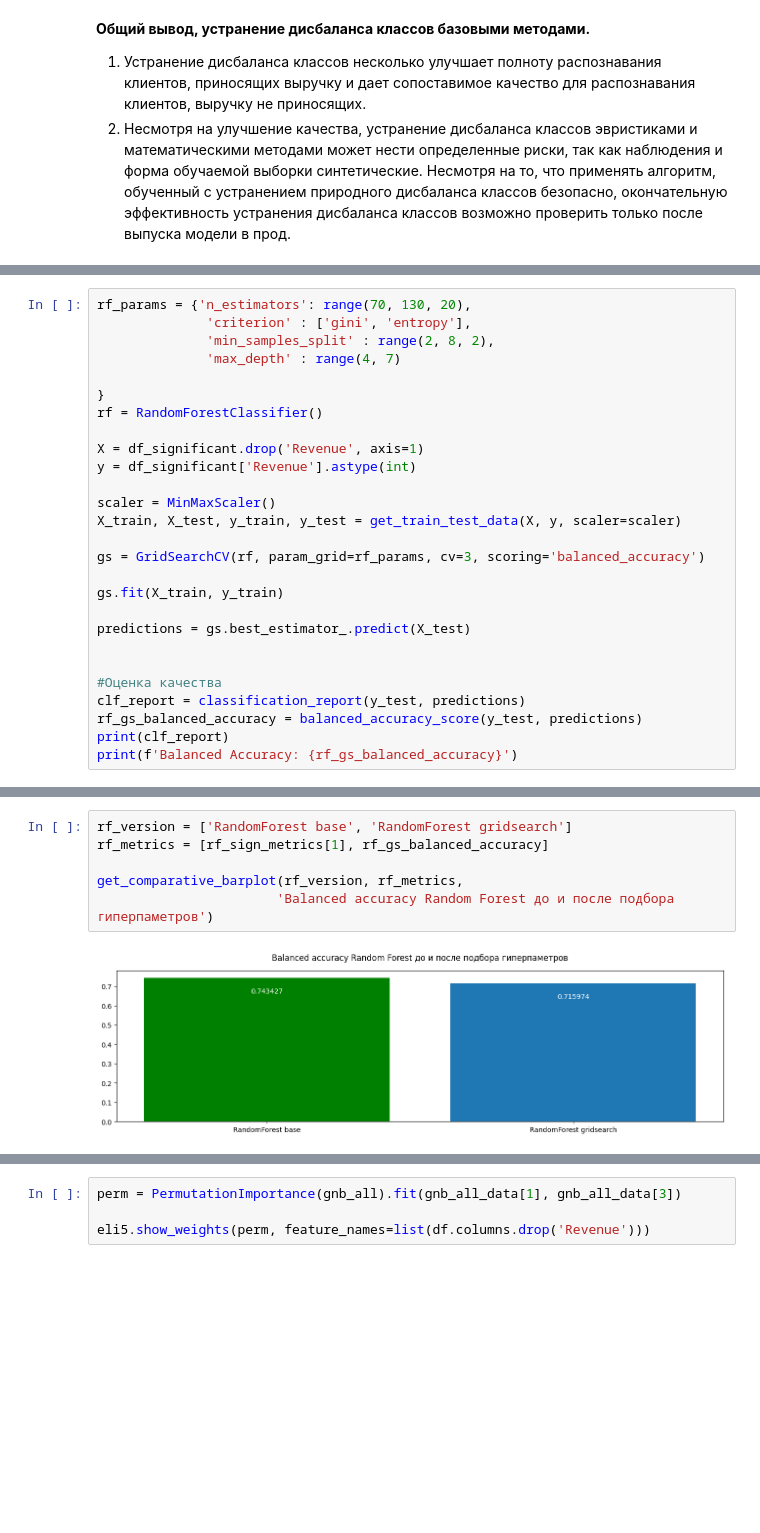
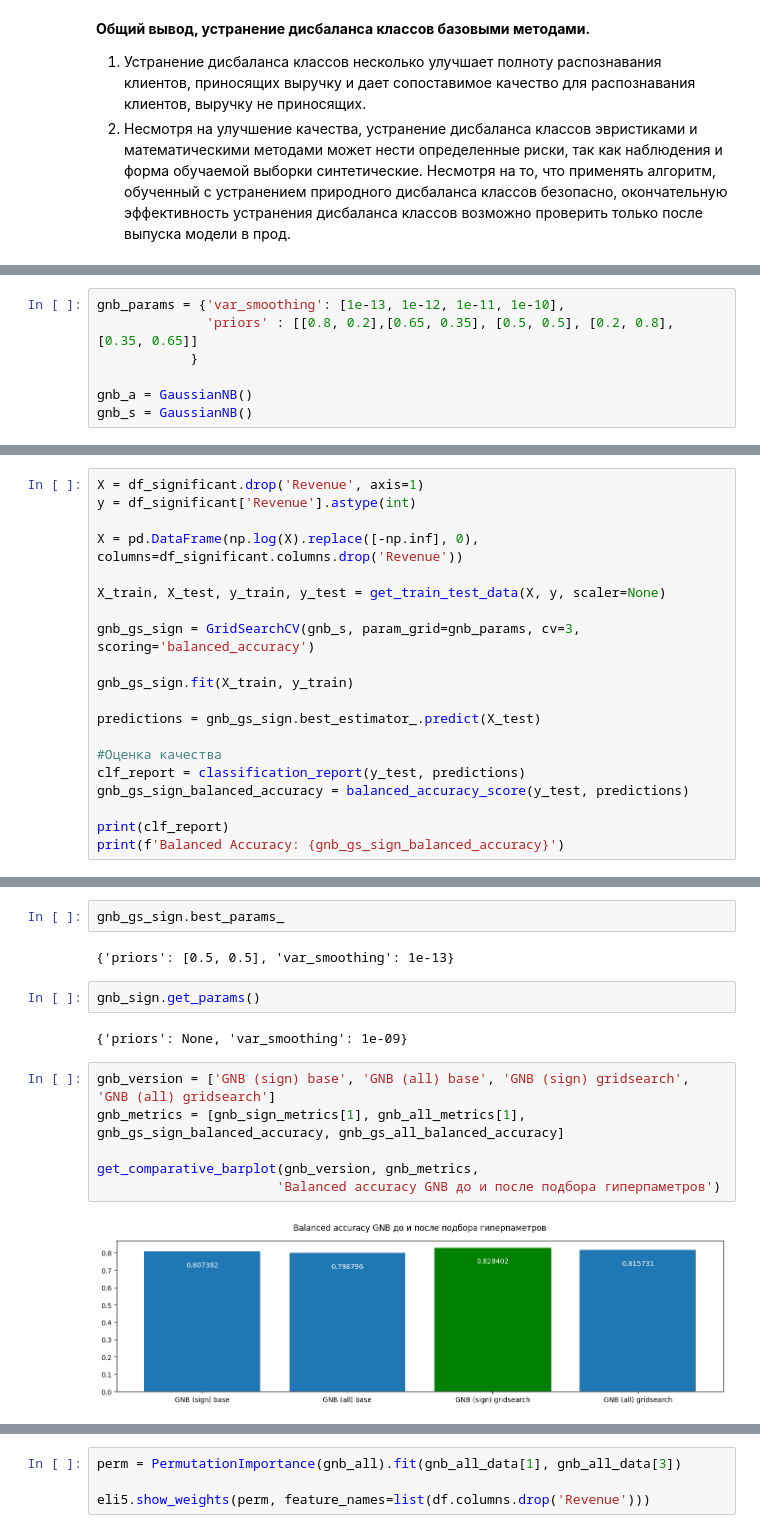
Before and after one commit to SadSabrina/aiedu_final, a Jupyter notebook: Model_learning.ipynb, the cells around one changed output, grey strips where cells are left out. Saved outputs shown, nothing was run; the diff lists cells and outputs as text; blank space fills up the shorter version.

```diff
--- a/Model_learning.ipynb
+++ b/Model_learning.ipynb
@@ -509,0 +598,7 @@ get_comparative_barplot(knn_version, knn_metrics,
+# %%
+gnb_params = {'var_smoothing': [1e-13, 1e-12, 1e-11, 1e-10],
+              'priors' : [[0.8, 0.2],[0.65, 0.35], [0.5, 0.5], [0.2, 0.8], [0.35, 0.65]]
+            }
+
+gnb_a = GaussianNB()
+gnb_s = GaussianNB()
@@ -510,28 +637,21 @@ get_comparative_barplot(knn_version, knn_metrics,
 # %%
-rf_params = {'n_estimators': range(70, 130, 20),
-              'criterion' : ['gini', 'entropy'],
-              'min_samples_split' : range(2, 8, 2),
-              'max_depth' : range(4, 7)
-
-}
-rf = RandomForestClassifier()
-
 X = df_significant.drop('Revenue', axis=1)
 y = df_significant['Revenue'].astype(int)
 
-scaler = MinMaxScaler()
-X_train, X_test, y_train, y_test = get_train_test_data(X, y, scaler=scaler)
+X = pd.DataFrame(np.log(X).replace([-np.inf], 0), columns=df_significant.columns.drop('Revenue'))
 
-gs = GridSearchCV(rf, param_grid=rf_params, cv=3, scoring='balanced_accuracy')
+X_train, X_test, y_train, y_test = get_train_test_data(X, y, scaler=None)
 
-gs.fit(X_train, y_train)
+gnb_gs_sign = GridSearchCV(gnb_s, param_grid=gnb_params, cv=3, scoring='balanced_accuracy')
 
-predictions = gs.best_estimator_.predict(X_test)
+gnb_gs_sign.fit(X_train, y_train)
 
+predictions = gnb_gs_sign.best_estimator_.predict(X_test)
 
 #Оценка качества
 clf_report = classification_report(y_test, predictions)
-rf_gs_balanced_accuracy = balanced_accuracy_score(y_test, predictions)
+gnb_gs_sign_balanced_accuracy = balanced_accuracy_score(y_test, predictions)
+
 print(clf_report)
-print(f'Balanced Accuracy: {rf_gs_balanced_accuracy}')
+print(f'Balanced Accuracy: {gnb_gs_sign_balanced_accuracy}')
 # %% [output]
@@ -548,8 +669,16 @@ Balanced Accuracy: 0.715973861341179
+# %%
+gnb_gs_sign.best_params_
+# %% [output]
+{'priors': [0.5, 0.5], 'var_smoothing': 1e-13}
+# %%
+gnb_sign.get_params()
+# %% [output]
+{'priors': None, 'var_smoothing': 1e-09}
 # %%
-rf_version = ['RandomForest base', 'RandomForest gridsearch']
-rf_metrics = [rf_sign_metrics[1], rf_gs_balanced_accuracy]
+gnb_version = ['GNB (sign) base', 'GNB (all) base', 'GNB (sign) gridsearch', 'GNB (all) gridsearch']
+gnb_metrics = [gnb_sign_metrics[1], gnb_all_metrics[1], gnb_gs_sign_balanced_accuracy, gnb_gs_all_balanced_accuracy]
 
-get_comparative_barplot(rf_version, rf_metrics,
-                       'Balanced accuracy Random Forest до и после подбора гиперпаметров')
+get_comparative_barplot(gnb_version, gnb_metrics,
+                       'Balanced accuracy GNB до и после подбора гиперпаметров')
 # %% [output]
-[figure, old version]
+[figure, new version]
```
Also changed, not shown: parts of 30 cells of this notebook.
